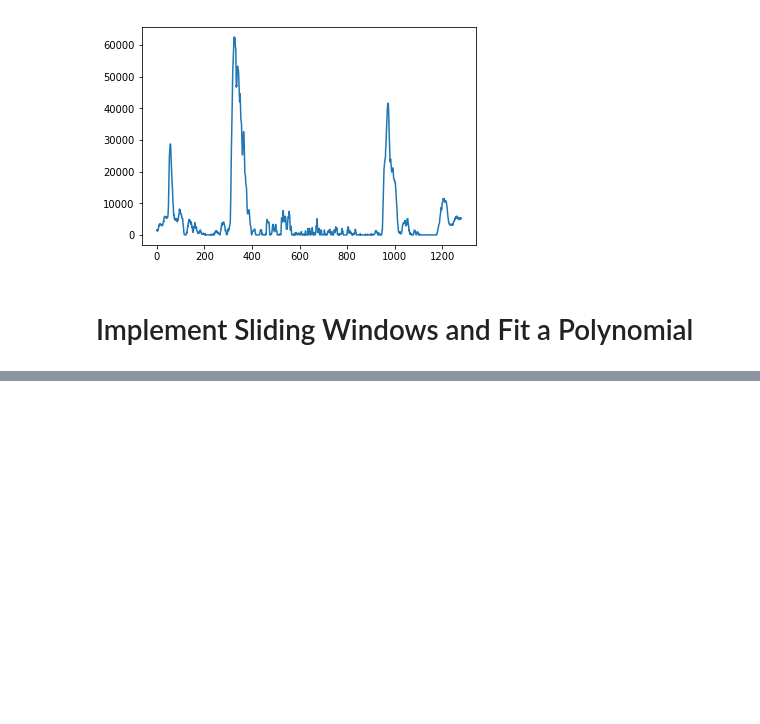
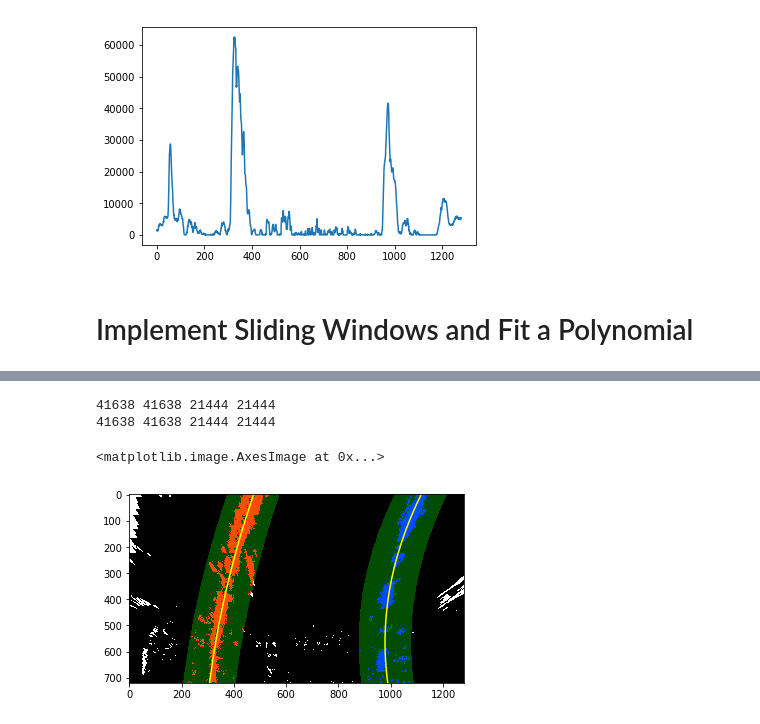
Before and after one commit to Minh-An/self-driving-car, a Jupyter notebook: module1/advanced-cv/FindingLaneLines.ipynb, the cells around one changed output, grey strips where cells are left out. Saved outputs shown, nothing was run; the diff lists cells and outputs as text; code cells hidden in the pictures; blank space fills up the shorter version.

Commit message:
Searching for lane lines from prior polynomial fit.

```diff
--- a/module1/advanced-cv/FindingLaneLines.ipynb
+++ b/module1/advanced-cv/FindingLaneLines.ipynb
@@ -144,0 +153,75 @@ plt.imshow(out_img)
+# %%
+# Polynomial fit values from the previous frame
+# Make sure to grab the actual values from the previous step in your project!
+left_fit = np.array([ 2.13935315e-04, -3.77507980e-01,  4.76902175e+02])
+right_fit = np.array([4.17622148e-04, -4.93848953e-01,  1.11806170e+03])
+# %%
+def search_around_poly(img):
+    margin = 100 # hyperparameter
+
+    nonzero = img.nonzero()
+    nonzeroy = np.array(nonzero[0])
+    nonzerox = np.array(nonzero[1])
+
+
+    left_lane_inds = []
+    right_lane_inds = []
+
+    ploty = np.linspace(0, img.shape[0]-1, img.shape[0])
+    left_fitx = left_fit[0]*ploty**2 + left_fit[1]*ploty + left_fit[2]
+    right_fitx = right_fit[0]*ploty**2 + right_fit[1]*ploty + right_fit[2]
+
+    left_lane_inds = [i for i in range(len(nonzerox)) \
+                      if  nonzerox[i] >= left_fitx[nonzeroy[i]]-margin and
+                      nonzerox[i] <= left_fitx[nonzeroy[i]]+margin ]
+
+    right_lane_inds = [i for i in range(len(nonzerox)) \
+                      if  nonzerox[i] >= right_fitx[nonzeroy[i]]-margin and
+                      nonzerox[i] <= right_fitx[nonzeroy[i]]+margin ]
+
+    # extract left and right line pixel positions
+    leftx = nonzerox[left_lane_inds]
+    lefty = nonzeroy[left_lane_inds]
+    rightx = nonzerox[right_lane_inds]
+    righty = nonzeroy[right_lane_inds]
+
+    print(len(leftx), len(lefty), len(rightx), len(righty))
+
+    # fit new polynomials
+    left_fitx, right_fitx, ploty = fit_poly(img.shape, leftx, lefty, rightx, righty)
+
+    # Visualization
+    out_img = np.dstack((img,img,img))
+    window_img = np.zeros_like(out_img)
+
+    # color in line pixels
+    out_img[lefty,leftx] = [255,0,0]
+    out_img[righty, rightx] = [0,0, 255]
+
+    # generate polygon to show search window area
+    # recast x + y points for cv2.fillPoly()
+    left_line_window1 = np.array([ np.transpose( np.vstack([left_fitx-margin, ploty]) ) ])
+    left_line_window2 = np.array([ np.flipud( np.transpose( np.vstack([left_fitx+margin, ploty]) ) ) ])
+    left_line_pts = np.hstack((left_line_window1, left_line_window2))
+
+    right_line_window1 = np.array([ np.transpose( np.vstack([right_fitx-margin, ploty]) ) ])
+    right_line_window2 = np.array([ np.flipud( np.transpose( np.vstack([right_fitx+margin, ploty]) ) ) ])
+    right_line_pts = np.hstack((right_line_window1, right_line_window2))
+
+    # draw lane
+    cv2.fillPoly(window_img, np.int_([left_line_pts]), (0,255,0))
+    cv2.fillPoly(window_img, np.int_([right_line_pts]), (0,255,0))
+    result = cv2.addWeighted(out_img, 1, window_img, .3, 0)
+
+    plt.plot(left_fitx, ploty, color='yellow')
+    plt.plot(right_fitx, ploty, color='yellow')
+
+    return result
+
+result = search_around_poly(img)
+plt.imshow(result)
+# %% [output]
+41638 41638 21444 21444
+41638 41638 21444 21444
+<matplotlib.image.AxesImage at 0x...>
+[figure, added]
```
Also changed, not shown: parts of 3 cells of this notebook.
